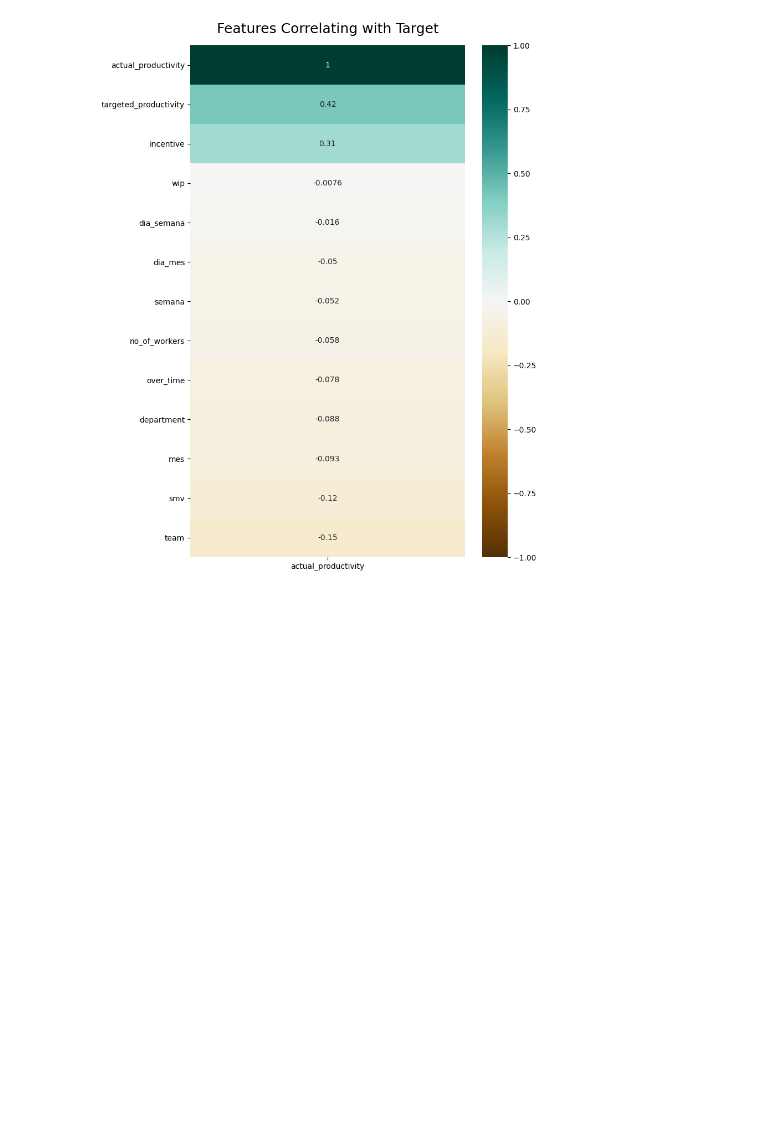
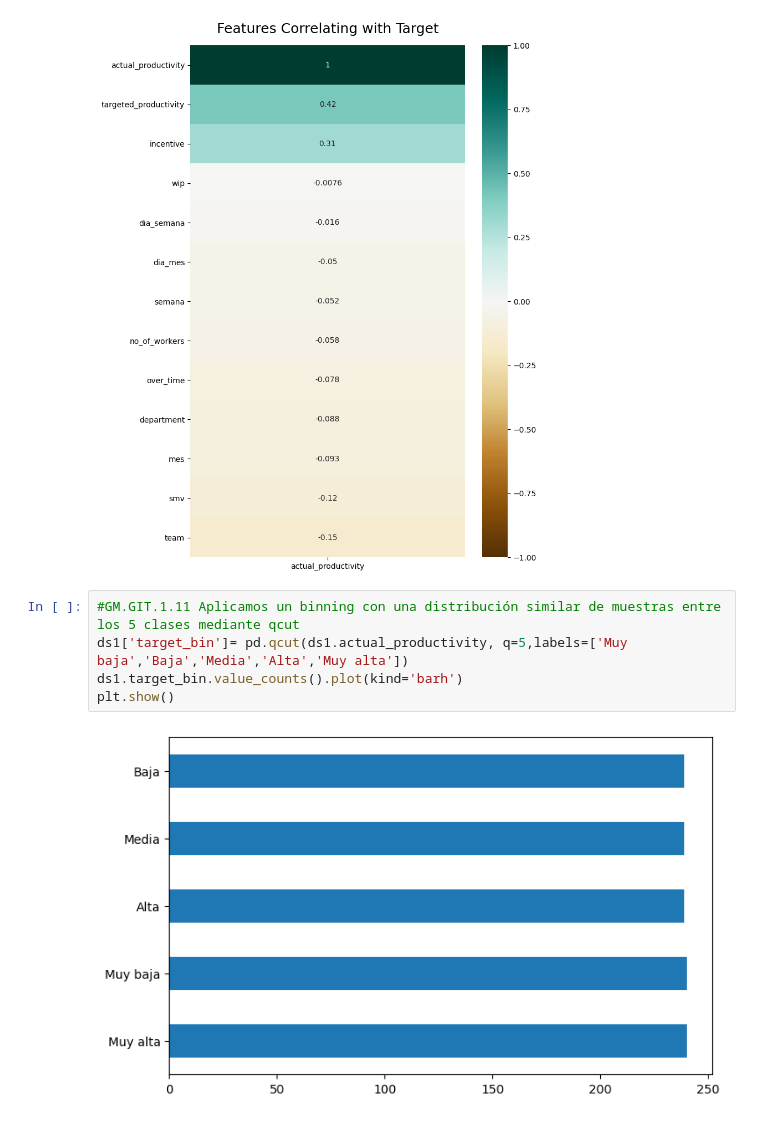
Before and after one commit to darwinpadilla/Grupo_Productivity_Prediction, a Jupyter notebook: Grupo_Productivity_Prediction.ipynb, the cells around one changed output. Cells and saved outputs as stored; diff of their text form; blank space fills up the shorter version.

```diff
--- a/Grupo_Productivity_Prediction.ipynb
+++ b/Grupo_Productivity_Prediction.ipynb
@@ -1035,3 +1035,10 @@ heatmap = sns.heatmap(ds1.corr()[['actual_productivity']].sort_values(by='actual
 heatmap.set_title('Features Correlating with Target', fontdict={'fontsize':18}, pad=16);
 # %% [output]
 [figure]
+# %%
+#GM.GIT.1.11 Aplicamos un binning con una distribución similar de muestras entre los 5 clases mediante qcut
+ds1['target_bin']= pd.qcut(ds1.actual_productivity, q=5,labels=['Muy baja','Baja','Media','Alta','Muy alta'])
+ds1.target_bin.value_counts().plot(kind='barh')
+plt.show()
+# %% [output]
+[figure, added]
```
Also changed, not shown: parts of 1 cell of this notebook.
